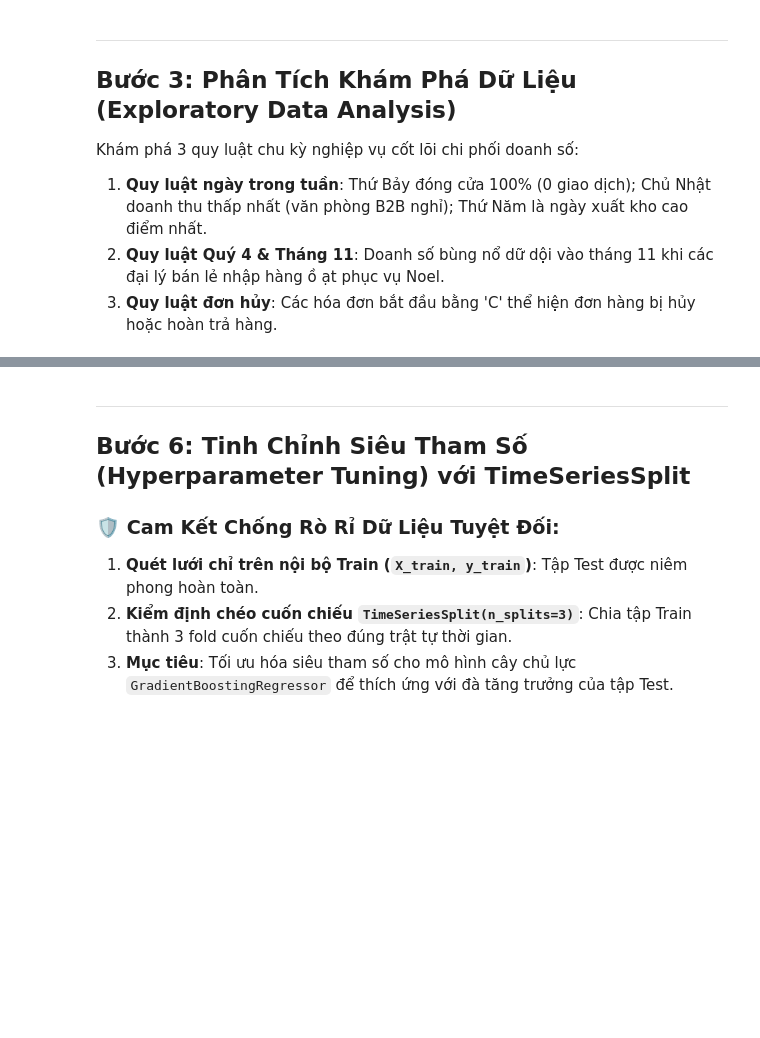
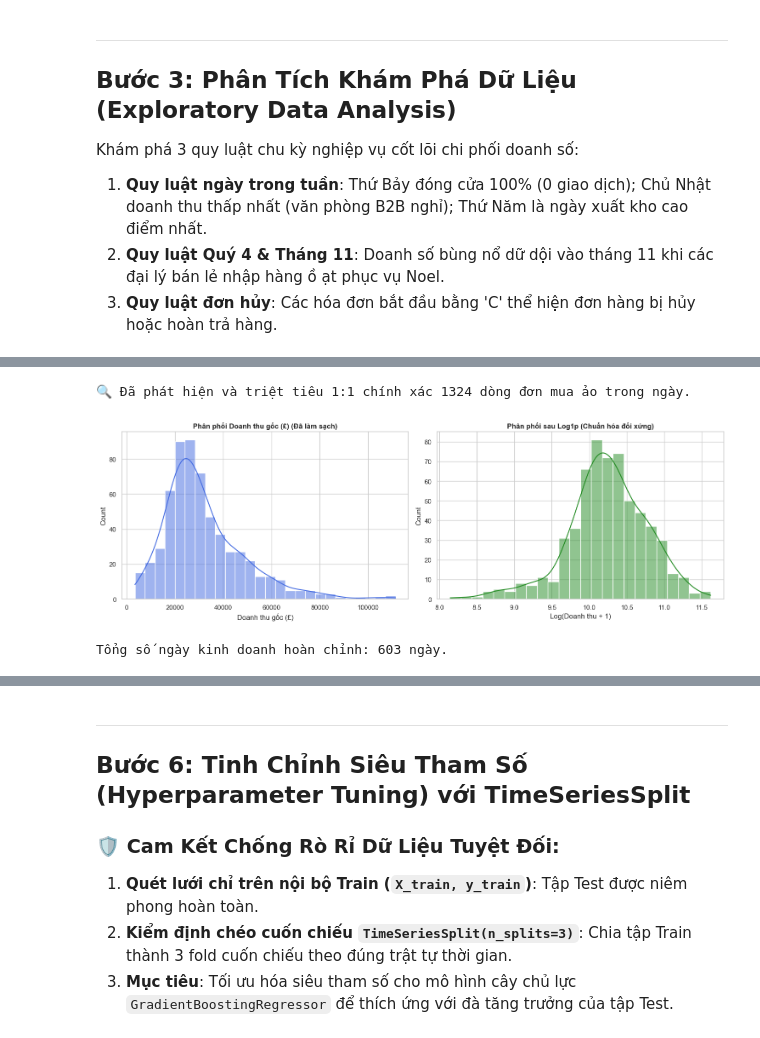
Before and after one commit to V-duc/DS66B_group_10, a Jupyter notebook: test_super_final.ipynb, the cells around one changed output, grey strips where cells are left out. Saved outputs shown, nothing was run; the diff lists cells and outputs as text; code cells hidden in the pictures; blank space fills up the shorter version.

Commit message:
clean data

```diff
--- a/test_super_final.ipynb
+++ b/test_super_final.ipynb
@@ -40,7 +42,7 @@ print("✅ Đã nạp thành công 6 mô hình Machine Learning truyền thống
 Đọc dữ liệu từ cả 2 sheet (`2009-2010` và `2010-2011`) của tập dữ liệu `online_retail_II.xlsx` và loại bỏ các dòng trùng lặp hoàn toàn.
 # %%
 print("⏳ Đang nạp dữ liệu từ file Excel online_retail_II.xlsx (khoảng 30 - 45 giây)...")
-df_dict = pd.read_excel('online_retail_II.xlsx', sheet_name=None)
+df_dict = pd.read_excel('data/online_retail_II.xlsx', sheet_name=None)
 df = pd.concat(df_dict.values(), ignore_index=True)
 
 init_rows = len(df)
@@ -160,0 +147,77 @@ display(daily_sales.head())
+# %%
+# 1. Đánh dấu row_id và ngày (KHÔNG fillna('Guest') trước khi merge để tránh ghép nhầm khách vãng lai)
+df['Date'] = pd.to_datetime(df['InvoiceDate'].dt.date)
+df['row_id'] = df.index
+
+cancels = df[(df['Quantity'] < 0) & (df['Customer ID'].notna())].copy()
+cancels['Abs_Qty'] = cancels['Quantity'].abs()
+buys = df[(df['Quantity'] > 0) & (df['Customer ID'].notna())].copy()
+
+# 2. Tìm các cặp ứng viên cùng Khách, Mã hàng, Số lượng, Cùng ngày và Giờ hủy >= Giờ mua
+matched = pd.merge(
+    buys, cancels,
+    left_on=['Customer ID', 'StockCode', 'Date', 'Quantity'],
+    right_on=['Customer ID', 'StockCode', 'Date', 'Abs_Qty'],
+    suffixes=('_buy', '_cancel')
+)
+matched['time_diff'] = matched['InvoiceDate_cancel'] - matched['InvoiceDate_buy']
+matched = matched[matched['time_diff'] >= pd.Timedelta(0)]
+
+# 3. Ghép 1:1 (Greedy Nearest-Time): Ưu tiên cặp có khoảng cách thời gian ngắn nhất trước
+matched = matched.sort_values(['time_diff', 'InvoiceDate_cancel'])
+
+used_buys = set()
+used_cancels = set()
+for buy_id, cancel_id in zip(matched['row_id_buy'], matched['row_id_cancel']):
+    if buy_id not in used_buys and cancel_id not in used_cancels:
+        used_buys.add(buy_id)
+        used_cancels.add(cancel_id)
+
+ghost_row_ids = used_buys
+print(f"🔍 Đã phát hiện và triệt tiêu 1:1 chính xác {len(ghost_row_ids)} dòng đơn mua ảo trong ngày.")
+
+# 4. Điền giá trị khuyết và lọc sạch giao dịch hợp lệ
+df['Customer ID'].fillna('Guest', inplace=True)
+df['Description'].fillna('Unknown', inplace=True)
+
+df_clean = df[
+    (~df['row_id'].isin(ghost_row_ids)) &
+    (~df['Is_Cancelled']) &
+    (~df['Invoice'].astype(str).str.startswith(('C', 'A'))) &
+    (df['Quantity'] > 0) &
+    (df['Price'] > 0) &
+    (df['StockCode'].astype(str).str.match(r'^[0-9]'))
+].copy()
+
+# Tính Doanh thu từng dòng giao dịch (£)
+df_clean['Revenue'] = df_clean['Quantity'] * df_clean['Price']
+
+# 5. Gom nhóm theo Ngày (Daily Sales)
+daily_sales = df_clean.groupby('Date')['Revenue'].sum().reset_index()
+
+# 6. Chuẩn hóa chuỗi Ngày kinh doanh (Loại bỏ Thứ Bảy cửa hàng đóng cửa)
+daily_sales['DayOfWeek'] = daily_sales['Date'].dt.dayofweek
+daily_sales = daily_sales[daily_sales['DayOfWeek'] != 5].copy()
+daily_sales.drop(columns=['DayOfWeek'], inplace=True)
+daily_sales = daily_sales.sort_values('Date').reset_index(drop=True)
+
+# 7. Biến đổi Log1p
+daily_sales['Log_Revenue'] = np.log1p(daily_sales['Revenue'])
+daily_sales.set_index('Date', inplace=True)
+
+# Trực quan hoá hiệu quả của phép biến đổi Log1p
+fig, axes = plt.subplots(1, 2, figsize=(15, 5))
+sns.histplot(daily_sales['Revenue'], kde=True, ax=axes[0], color='royalblue').set_title('Phân phối Doanh thu gốc (£) (Đã làm sạch)', fontsize=12, fontweight='bold')
+axes[0].set_xlabel('Doanh thu gốc (£)')
+
+sns.histplot(daily_sales['Log_Revenue'], kde=True, ax=axes[1], color='forestgreen').set_title('Phân phối sau Log1p (Chuẩn hóa đối xứng)', fontsize=12, fontweight='bold')
+axes[1].set_xlabel('Log(Doanh thu + 1)')
+plt.tight_layout()
+plt.show()
+
+print(f"Tổng số ngày kinh doanh hoàn chỉnh: {len(daily_sales)} ngày.")
+display(daily_sales.head())
+# %% [output]
+🔍 Đã phát hiện và triệt tiêu 1:1 chính xác 1324 dòng đơn mua ảo trong ngày.
+[figure, added]
+Tổng số ngày kinh doanh hoàn chỉnh: 603 ngày.
```
Also changed, not shown: parts of 15 cells of this notebook.
